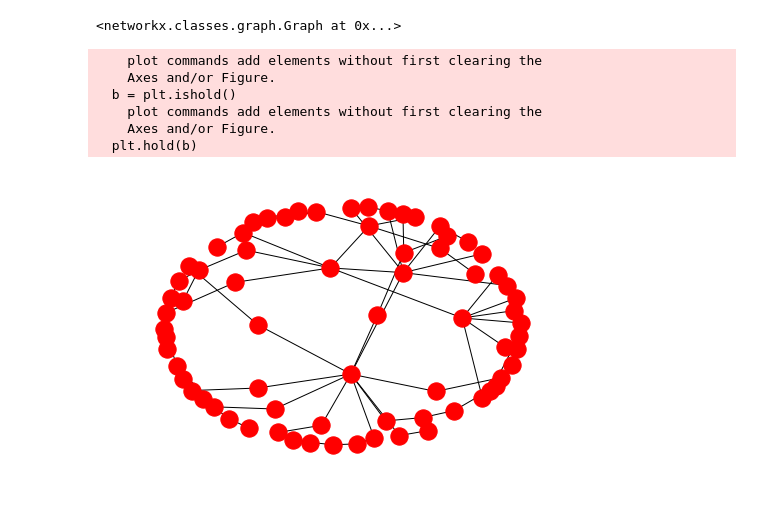
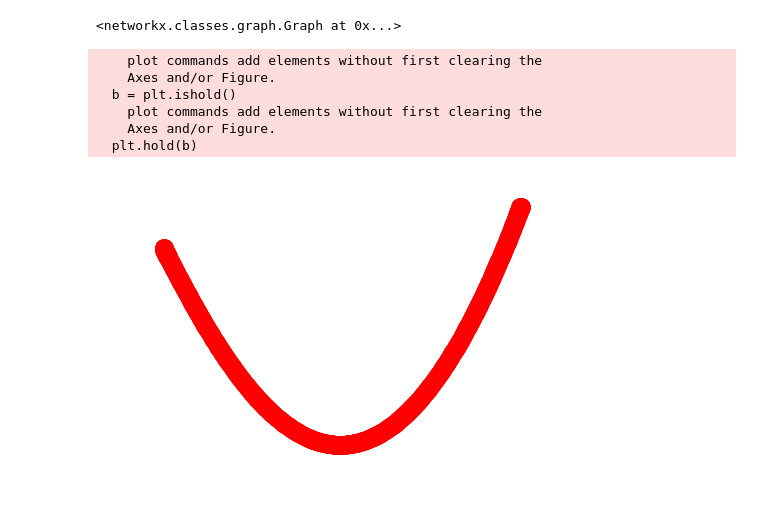
Before and after one commit to fraenkel-lab/OmicsIntegrator2, a Jupyter notebook: src/testing.ipynb, the cells around one changed output. Drawn from its saved outputs; the diff is of its cells as text; code cells hidden in the pictures.

```diff
--- a/src/testing.ipynb
+++ b/src/testing.ipynb
@@ -1,12 +1,12 @@
 # %%
 %matplotlib inline
-
+import matplotlib.pyplot as plt
 import numpy as np
 import pandas as pd
 import networkx as nx
-from forest import *
+from graph import *
 
-interactome_file = "/Users/alex/Documents/OmicsIntegrator2/data/iref13.tsv"
+interactome_file = "/Users/alex/Documents/OmicsIntegrator2/data/inbiomap_exp.normalized.cleaned.tsv"
 prize_file = "/Users/alex/Documents/OmicsIntegrator2/data/prizes.tsv"
 graph = Graph(interactome_file, {})
 
@@ -62,12 +122,12 @@ forest
 # %% [output]
 <networkx.classes.graph.Graph at 0x...>
 # %%
-nx.draw(forest)
+nx.draw_spectral(forest)
 # %% [output]
     plot commands add elements without first clearing the
     Axes and/or Figure.
   b = plt.ishold()
     plot commands add elements without first clearing the
     Axes and/or Figure.
   plt.hold(b)
-[figure, old version]
+[figure, new version]
```
Also changed, not shown: parts of 11 cells of this notebook, 5 other files.
